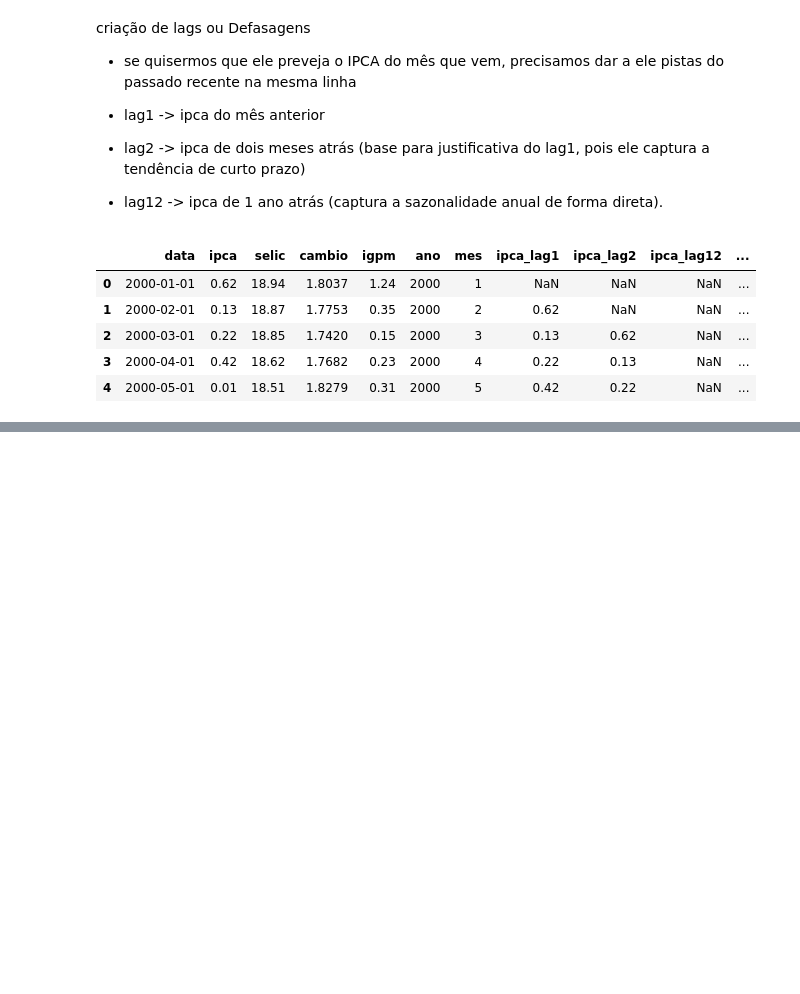
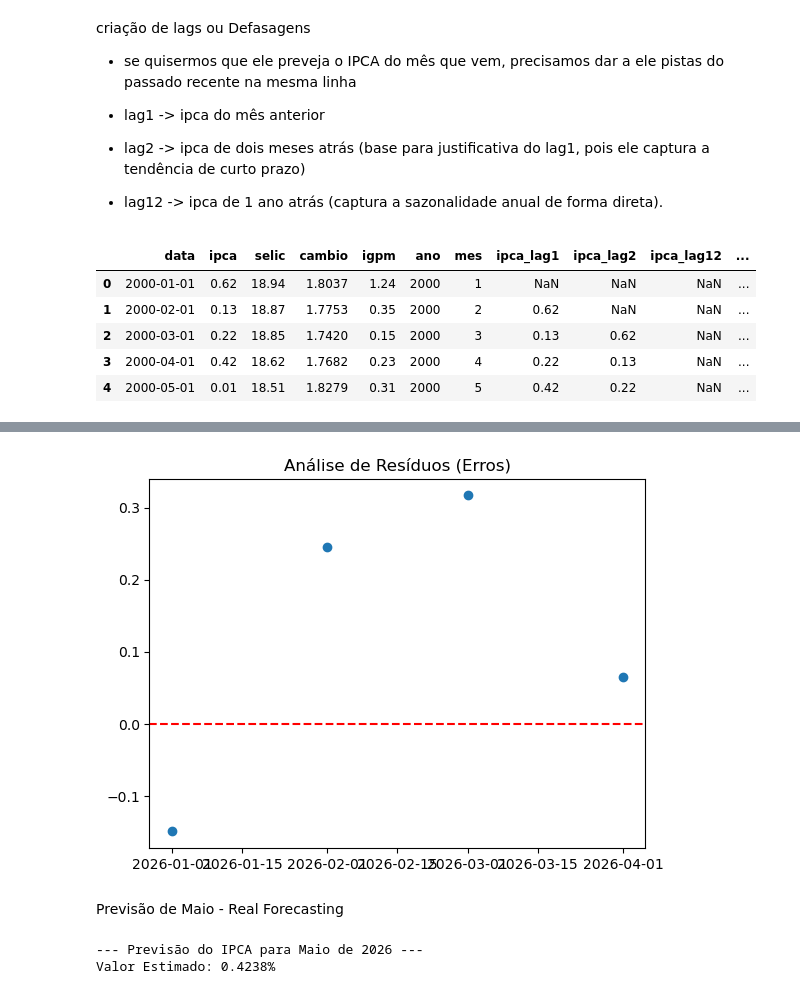
Before and after one commit to Marques07/IPCA-Prophet-Forecasting, a Jupyter notebook: 03_XGBoost_Modelagem.ipynb, the cells around one changed output, grey strips where cells are left out. Cells and saved outputs as stored; diff of their text form; code cells hidden in the pictures; blank space fills up the shorter version.

```diff
--- a/03_XGBoost_Modelagem.ipynb
+++ b/03_XGBoost_Modelagem.ipynb
@@ -83,0 +237,49 @@ df.head(5)
+# %%
+# Gráfico simples de resíduos
+plt.scatter(df_comparativo['Data'], df_comparativo['Diferenca'])
+plt.axhline(0, color='red', linestyle='--')
+plt.title('Análise de Resíduos (Erros)')
+plt.show()
+# %% [output]
+[figure, added]
+# %% [markdown]
+Previsão de Maio - Real Forecasting
+# %%
+import pandas as pd
+
+# 1. Pegamos a última linha do seu DataFrame (que é Abril/2026)
+ultima_linha = df_limpo.iloc[-1].copy()
+
+# 2. Criamos o "Vetor de Maio" deslocando os valores
+# O que era o valor atual em Abril, vira o 'lag_1' em Maio
+maio_2026 = {
+    'mes': 5,
+    'ano': 2026,
+    'ipca_lag1': ultima_linha['ipca'],
+    'ipca_lag2': ultima_linha['ipca_lag1'],
+    'ipca_lag12': df_limpo.iloc[-12]['ipca'], # IPCA de Maio/2025 (sazonalidade)
+
+    'selic_lag_1': ultima_linha['selic'],
+    'selic_lag_2': ultima_linha['selic_lag_1'],
+    'selic_lag_3': ultima_linha['selic_lag_2'],
+
+    'cambio_lag_1': ultima_linha['cambio'],
+    'cambio_lag_2': ultima_linha['cambio_lag_1'],
+    'cambio_lag_3': ultima_linha['cambio_lag_2'],
+
+    'igpm_lag_1': ultima_linha['igpm'],
+    'igpm_lag_2': ultima_linha['igpm_lag_1'],
+    'igpm_lag_3': ultima_linha['igpm_lag_2']
+}
+
+# 3. Transformamos em DataFrame e garantimos a ordem das colunas
+df_maio = pd.DataFrame([maio_2026])[features]
+
+# 4. A HORA DA VERDADE: O XGBoost faz a previsão
+previsao_maio = modelo_xgb.predict(df_maio)[0]
+
+print(f"--- Previsão do IPCA para Maio de 2026 ---")
+print(f"Valor Estimado: {previsao_maio:.4f}%")
+# %% [output]
+--- Previsão do IPCA para Maio de 2026 ---
+Valor Estimado: 0.4238%
```
Also changed, not shown: parts of 10 cells of this notebook.
